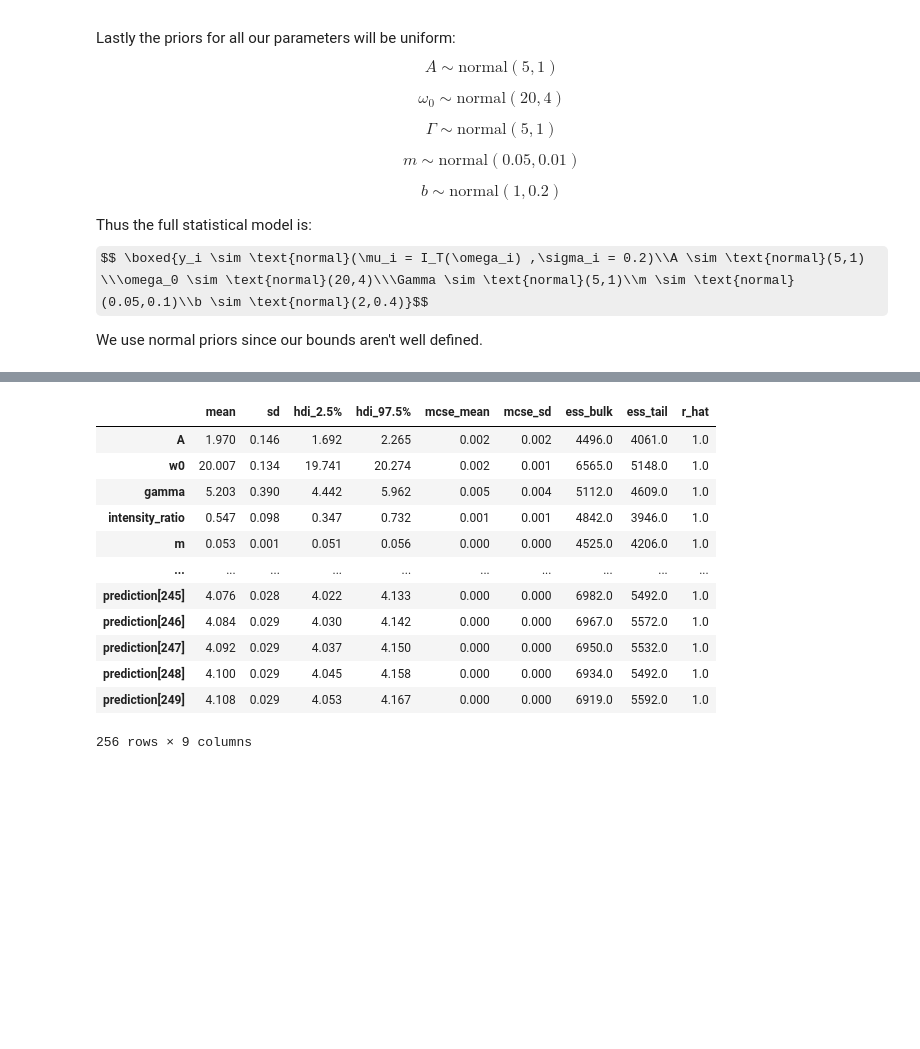
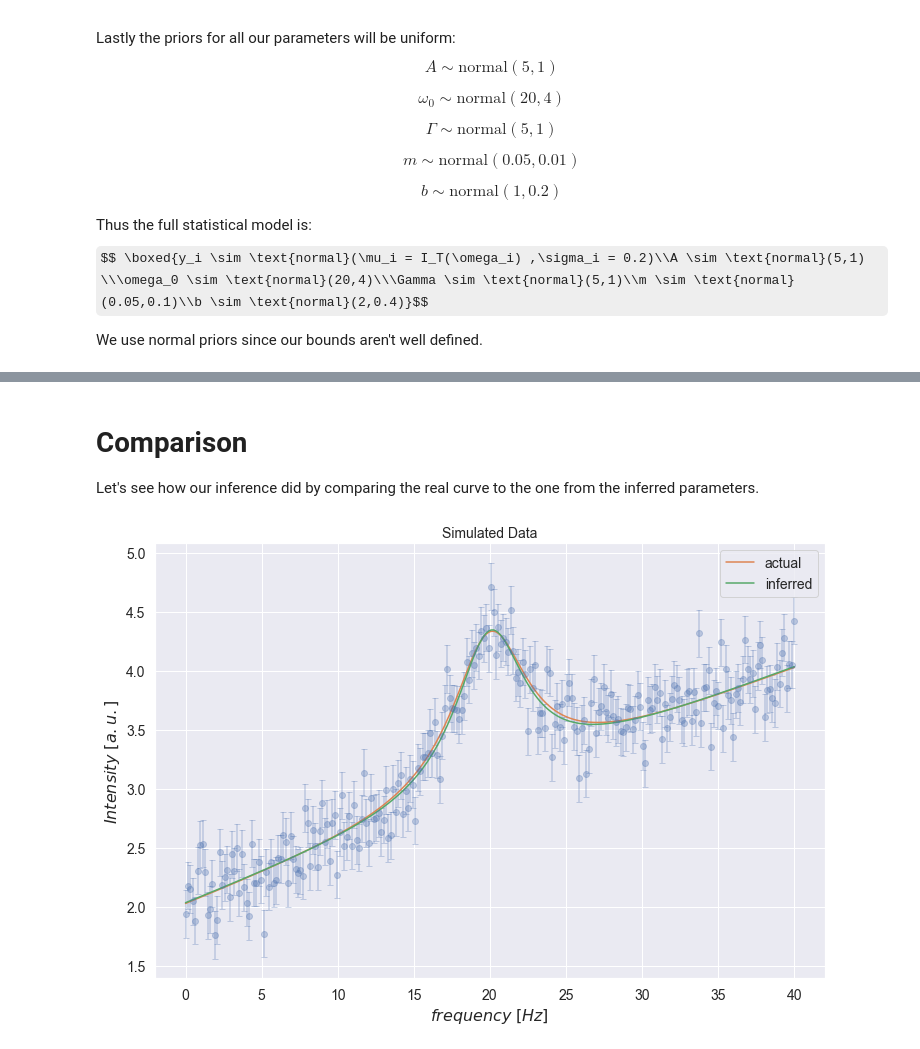
Before and after one commit to phys201/FluorescenceSpectroscopy, a Jupyter notebook: documentation.ipynb, the cells around one changed output, grey strips where cells are left out. Cells and saved outputs as stored; diff of their text form; code cells hidden in the pictures; some formulas as TeX source; blank space fills up the shorter version.

```diff
--- a/documentation.ipynb
+++ b/documentation.ipynb
@@ -211,16 +172,32 @@ plt.tight_layout()
 # %%
-az.summary(trace, hdi_prob=.95)
+summary = az.summary(trace, hdi_prob=.95)
-# %% [output]
-|  | mean | sd | hdi_2.5% | hdi_97.5% | mcse_mean | mcse_sd | ess_bulk | ess_tail | r_hat |
-| A | 1.970 | 0.146 | 1.692 | 2.265 | 0.002 | 0.002 | 4496.0 | 4061.0 | 1.0 |
-| w0 | 20.007 | 0.134 | 19.741 | 20.274 | 0.002 | 0.001 | 6565.0 | 5148.0 | 1.0 |
-| gamma | 5.203 | 0.390 | 4.442 | 5.962 | 0.005 | 0.004 | 5112.0 | 4609.0 | 1.0 |
-| intensity_ratio | 0.547 | 0.098 | 0.347 | 0.732 | 0.001 | 0.001 | 4842.0 | 3946.0 | 1.0 |
-| m | 0.053 | 0.001 | 0.051 | 0.056 | 0.000 | 0.000 | 4525.0 | 4206.0 | 1.0 |
-| ... | ... | ... | ... | ... | ... | ... | ... | ... | ... |
-| prediction[245] | 4.076 | 0.028 | 4.022 | 4.133 | 0.000 | 0.000 | 6982.0 | 5492.0 | 1.0 |
-| prediction[246] | 4.084 | 0.029 | 4.030 | 4.142 | 0.000 | 0.000 | 6967.0 | 5572.0 | 1.0 |
-| prediction[247] | 4.092 | 0.029 | 4.037 | 4.150 | 0.000 | 0.000 | 6950.0 | 5532.0 | 1.0 |
-| prediction[248] | 4.100 | 0.029 | 4.045 | 4.158 | 0.000 | 0.000 | 6934.0 | 5492.0 | 1.0 |
-| prediction[249] | 4.108 | 0.029 | 4.053 | 4.167 | 0.000 | 0.000 | 6919.0 | 5592.0 | 1.0 |
-256 rows × 9 columns
+# %% [markdown]
+# Comparison
+Let's see how our inference did by comparing the real curve to the one from the inferred parameters.
+# %%
+plt.figure(figsize=(12,8))
+plt.errorbar(w, I, yerr=sigma_I, fmt='o', capsize=3, alpha=.3)
+plt.xlabel('$frequency \ [Hz]$')
+plt.ylabel('$Intensity \ [a.u.]$')
+plt.title('Simulated Data');
+
+A_inf = summary['mean']['A']
+w0_inf = summary['mean']['w0']
+gamma_inf = summary['mean']['gamma']
+intensity_ratio_inf = summary['mean']['intensity_ratio']
+m_inf = summary['mean']['m']
+b_inf = summary['mean']['b']
+
+w_inf = np.linspace(0, 40, 250)
+
+from fluospec.model import Prediction
+
+prediciton_w_actual = Prediction.init_with_defaults().prediction(w_inf)
+
+prediction_inferred = Prediction(A_inf, w0_inf, gamma_inf, intensity_ratio_inf, m_inf, b_inf).prediction(w_inf)
+
+plt.plot(w_inf, prediciton_w_actual, label='actual')
+plt.plot(w_inf, prediction_inferred, label='inferred')
+plt.legend();
+# %% [output]
+[figure, added]
```
Also changed, not shown: parts of 12 cells of this notebook.
